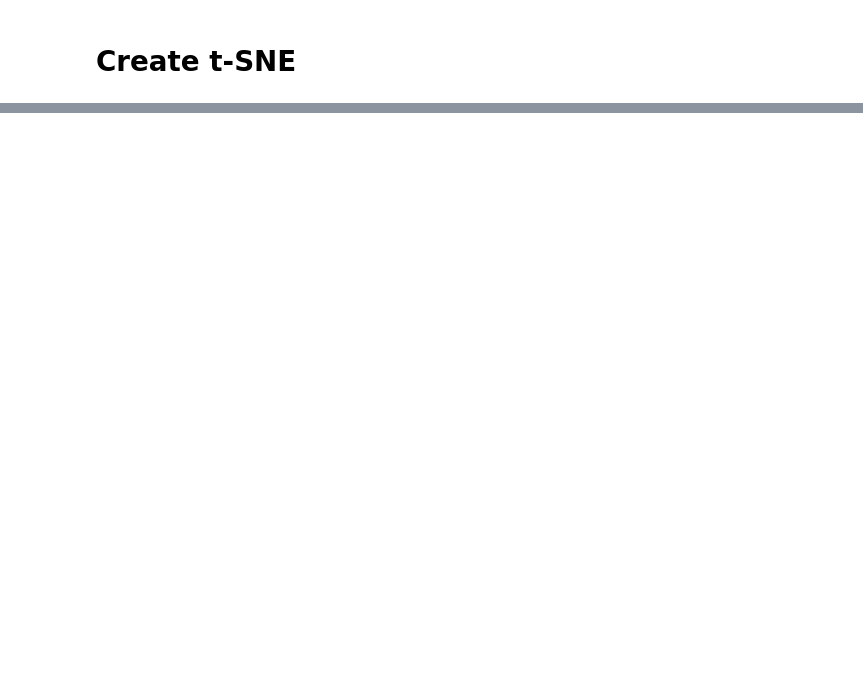
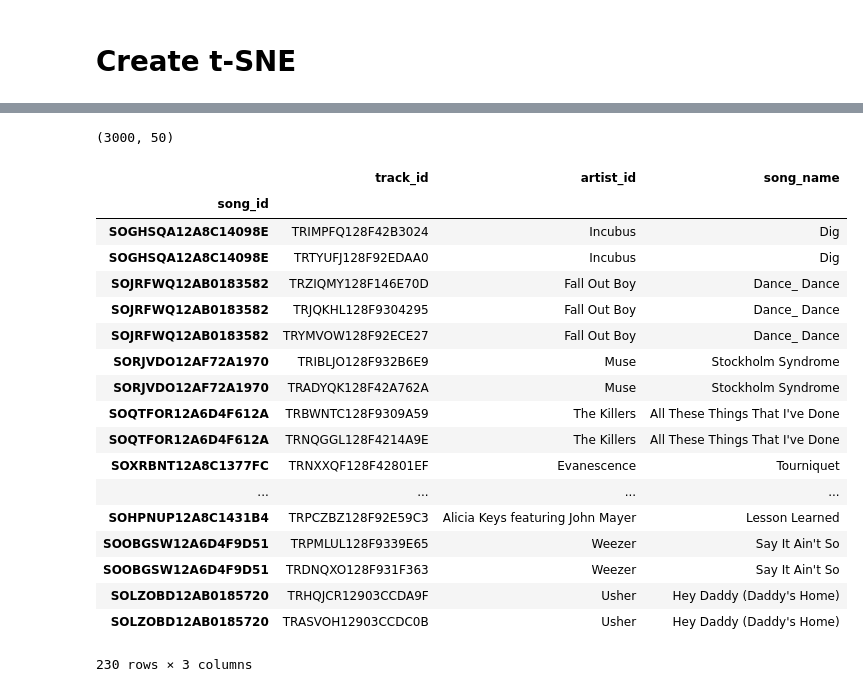
Before and after one commit to daniellengyel/music-cs182, a Jupyter notebook: tSNE.ipynb, the cells around one changed output, grey strips where cells are left out. Drawn from its saved outputs; the diff is of its cells as text; code cells hidden in the pictures; blank space fills up the shorter version.

```diff
--- a/tSNE.ipynb
+++ b/tSNE.ipynb
@@ -54 +65,11 @@ filtered_song_ids = np.array(["artist: " + r[2] + ", song: " + r[1] for r in res
+# %%
+with open(song_id_path, "rb") as f:
+    u = pickle._Unpickler(f)
+    u.encoding = 'latin1'
+    song_name_artist = u.load()
+# %%
+# getting everything in the right order
+song_name_artist_ordered = song_name_artist.set_index(["song_id"]).loc[filtered_song_ids]
+# song_artist_str = song_name_artist_ordered.apply(lambda r: "artist: " + r["artist_id"] + ", song: " + r["song_name"], axis=1)
+song_artist_str = song_name_artist_ordered["artist_id"]
 # %%
@@ -80,3 +169,40 @@ artists[0]
+# %%
+song_factors.shape
+# %% [output]
+(3000, 50)
+# %%
+id_count = {}
+for i in song_name_artist_ordered.index:
+    if i not in id_count:
+        id_count[i] = 0
+    id_count[i] += 1
+# %%
+imp = {}
+for k, v in id_count.items():
+    if v > 1:
+        imp[k] = v
+# %%
+song_name_artist_ordered.loc[list(imp.keys())]
+# %% [output]
+|  | track_id | artist_id | song_name |
+| song_id |  |  |  |
+| SOGHSQA12A8C14098E | TRIMPFQ128F42B3024 | Incubus | Dig |
+| SOGHSQA12A8C14098E | TRTYUFJ128F92EDAA0 | Incubus | Dig |
+| SOJRFWQ12AB0183582 | TRZIQMY128F146E70D | Fall Out Boy | Dance_ Dance |
+| SOJRFWQ12AB0183582 | TRJQKHL128F9304295 | Fall Out Boy | Dance_ Dance |
+| SOJRFWQ12AB0183582 | TRYMVOW128F92ECE27 | Fall Out Boy | Dance_ Dance |
+| SORJVDO12AF72A1970 | TRIBLJO128F932B6E9 | Muse | Stockholm Syndrome |
+| SORJVDO12AF72A1970 | TRADYQK128F42A762A | Muse | Stockholm Syndrome |
+| SOQTFOR12A6D4F612A | TRBWNTC128F9309A59 | The Killers | All These Things That I've Done |
+| SOQTFOR12A6D4F612A | TRNQGGL128F4214A9E | The Killers | All These Things That I've Done |
+| SOXRBNT12A8C1377FC | TRNXXQF128F42801EF | Evanescence | Tourniquet |
+| ... | ... | ... | ... |
+| SOHPNUP12A8C1431B4 | TRPCZBZ128F92E59C3 | Alicia Keys featuring John Mayer | Lesson Learned |
+| SOOBGSW12A6D4F9D51 | TRPMLUL128F9339E65 | Weezer | Say It Ain't So |
+| SOOBGSW12A6D4F9D51 | TRDNQXO128F931F363 | Weezer | Say It Ain't So |
+| SOLZOBD12AB0185720 | TRHQJCR12903CCDA9F | Usher | Hey Daddy (Daddy's Home) |
+| SOLZOBD12AB0185720 | TRASVOH12903CCDC0B | Usher | Hey Daddy (Daddy's Home) |
+230 rows × 3 columns
 # %%
 X_embedded = TSNE(n_components=2).fit_transform(song_factors)
 X_embedded.shape
```
Also changed, not shown: parts of 43 cells of this notebook, 3 other files.
